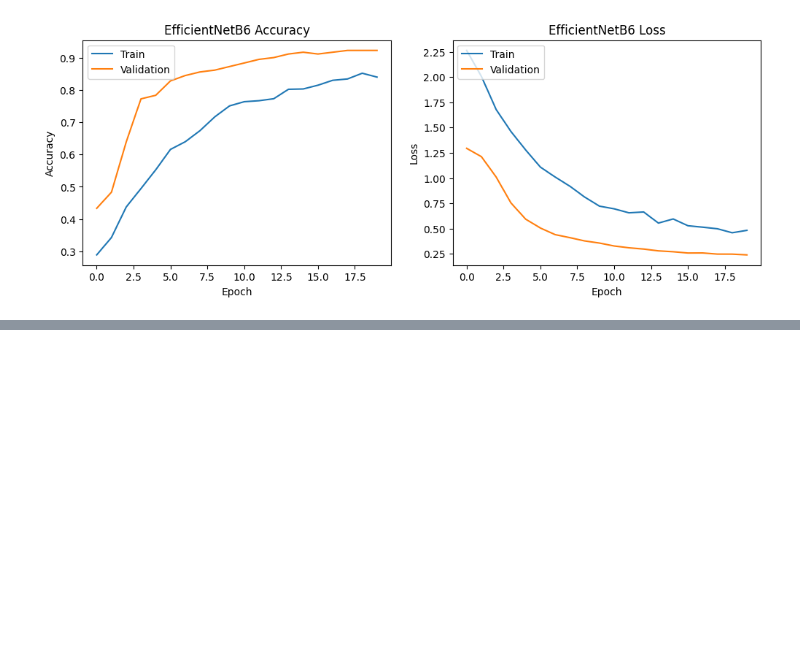
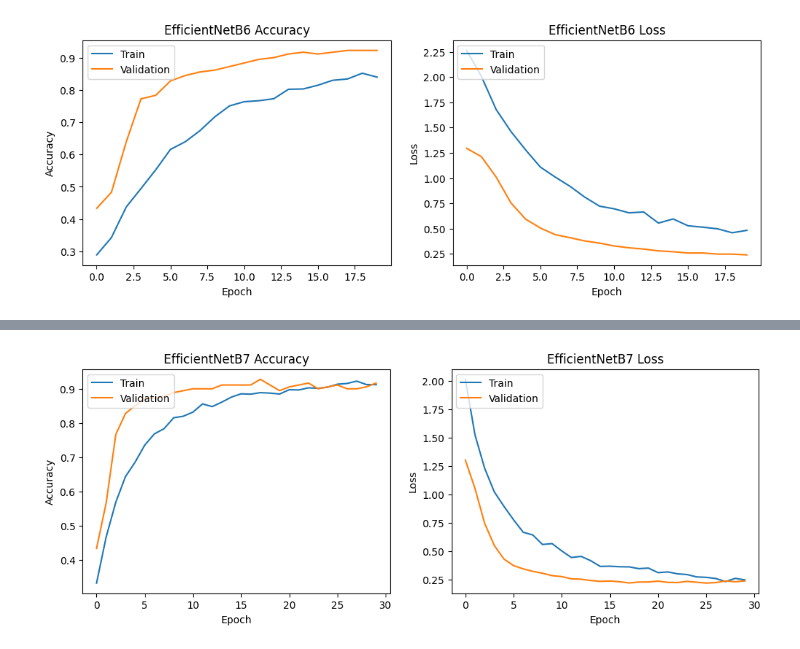
Before and after one commit to AbiyaMakruf/TelU-Tubes-TugasAkhir-KlasifikasiPenyakitTanamanApel, a Jupyter notebook: notebook.ipynb, the cells around one changed output, grey strips where cells are left out. Drawn from its saved outputs; the diff is of its cells as text; code cells hidden in the pictures; blank space fills up the shorter version.

```diff
--- a/notebook.ipynb
+++ b/notebook.ipynb
@@ -343,3 +349,87 @@ Epoch 19/20
 Epoch 20/20
 91/91 ━━━━━━━━━━━━━━━━━━━━ 321s 3s/step - accuracy: 0.8320 - loss: 0.5188 - val_accuracy: 0.9222 - val_loss: 0.2398
 [figure]
+# %%
+# Fungsi untuk membuat dan meng-compile model dengan perbaikan
+def build_and_compile_model(base_model_class, input_shape, num_classes):
+    base_model = base_model_class(input_shape=input_shape, include_top=False, weights='imagenet')
+    base_model.trainable = True
+
+    for layer in base_model.layers[:-50]:
+        layer.trainable = False
+
+    inputs = Input(shape=input_shape)
+    # Tidak perlu preprocessing lagi di sini
+    x = base_model(inputs, training=False)
+    x = GlobalAveragePooling2D()(x)
+    x = BatchNormalization()(x)
+    x = Dense(256, activation='relu')(x)
+    x = BatchNormalization()(x)
+    x = Dropout(0.5)(x)
+    x = Dense(128, activation='relu')(x)
+    x = BatchNormalization()(x)
+    x = Dropout(0.5)(x)
+
+
+    outputs = Dense(num_classes, activation='softmax')(x)
+
+    model = Model(inputs, outputs)
+
+    optimizer = tf.keras.optimizers.Adam(learning_rate=1e-5)
+
+    model.compile(optimizer=optimizer, loss='categorical_crossentropy', metrics=['accuracy'])
+
+    return model
+
+
+# Preprocessing functions
+preprocess_funcs = {
+    EfficientNetB0: efficientnet_preprocess,
+    EfficientNetV2B0: efficientnet_v2_preprocess,
+}
+
+# Pilih model dan fungsi preprocessing yang sesuai
+preprocess_input_func = efficientnet_preprocess
+
+efficientnet_b7 = build_and_compile_model(EfficientNetB7, input_shape=(600, 600, 3), num_classes=train_generator.num_classes)
+
+# Callback untuk menyimpan model terbaik berdasarkan akurasi pada data validasi
+checkpoint_callback = ModelCheckpoint('best_model.keras', monitor='val_accuracy', save_best_only=True, mode='max')
+
+# Callback untuk menghentikan pelatihan jika tidak ada perbaikan setelah beberapa epoch
+early_stopping_callback = EarlyStopping(monitor='val_loss', patience=5, restore_best_weights=True)
+
+# Fungsi untuk melatih model dan menampilkan grafik
+def train_and_plot(model, model_name, train_generator, validation_generator, epochs=30):
+    history = model.fit(
+        train_generator,
+        validation_data=validation_generator,
+        epochs=epochs,
+        # callbacks=[checkpoint_callback, early_stopping_callback]
+    )
+
+    # Plotting hasil
+    plt.figure(figsize=(12, 4))
+
+    # Plot training & validation accuracy
+    plt.subplot(1, 2, 1)
+    plt.plot(history.history['accuracy'])
+    plt.plot(history.history['val_accuracy'])
+    plt.title(f'{model_name} Accuracy')
+    plt.ylabel('Accuracy')
+    plt.xlabel('Epoch')
+    plt.legend(['Train', 'Validation'], loc='upper left')
+
+    # Plot training & validation loss
+    plt.subplot(1, 2, 2)
+    plt.plot(history.history['loss'])
+    plt.plot(history.history['val_loss'])
+    plt.title(f'{model_name} Loss')
+    plt.ylabel('Loss')
+    plt.xlabel('Epoch')
+    plt.legend(['Train', 'Validation'], loc='upper left')
+
+    plt.show()
+
+train_and_plot(efficientnet_b7, 'EfficientNetB7', train_generator, validation_generator)
+# %% [output]
@@ -345,0 +453 @@ Epoch 20/20
+[figure, added]
```
Also changed, not shown: parts of 6 cells of this notebook.
